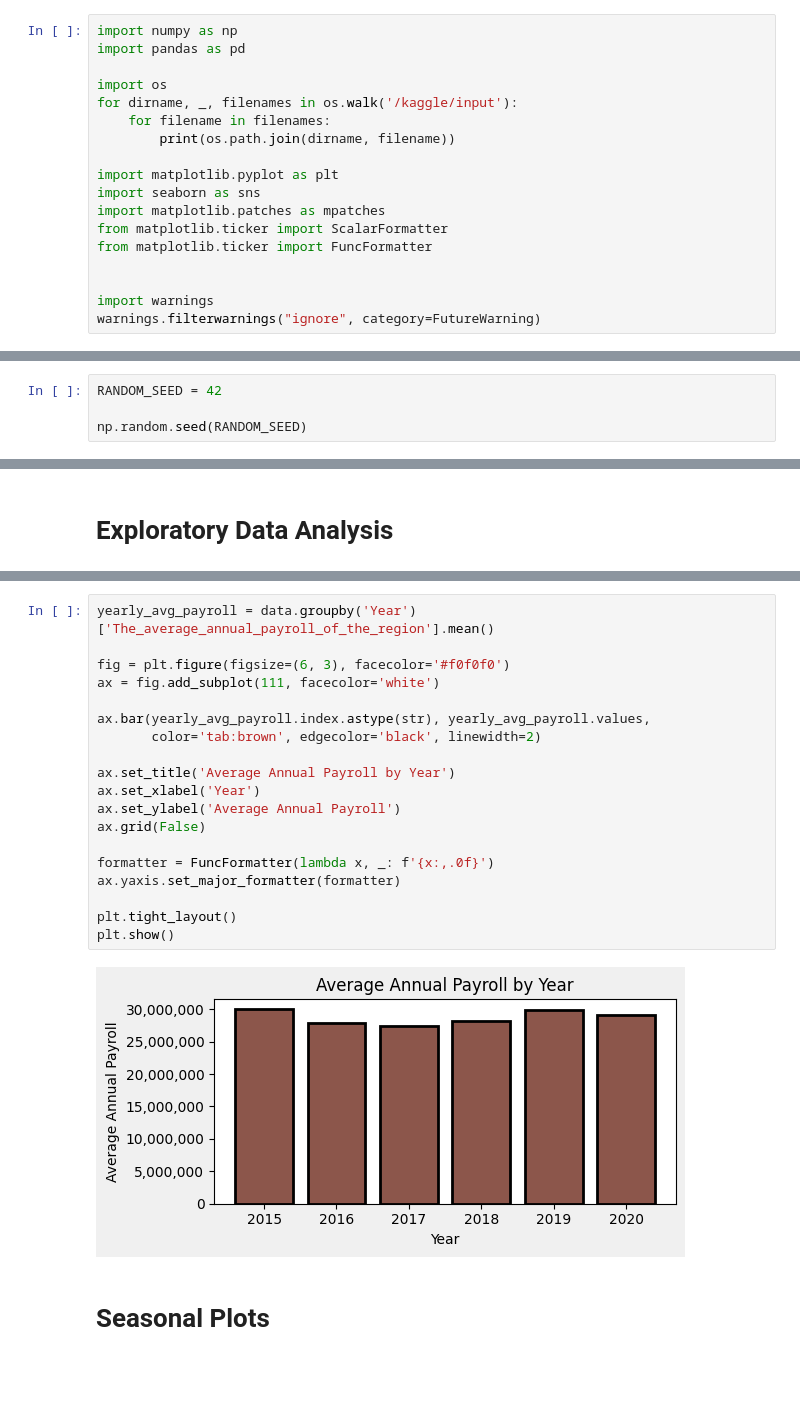
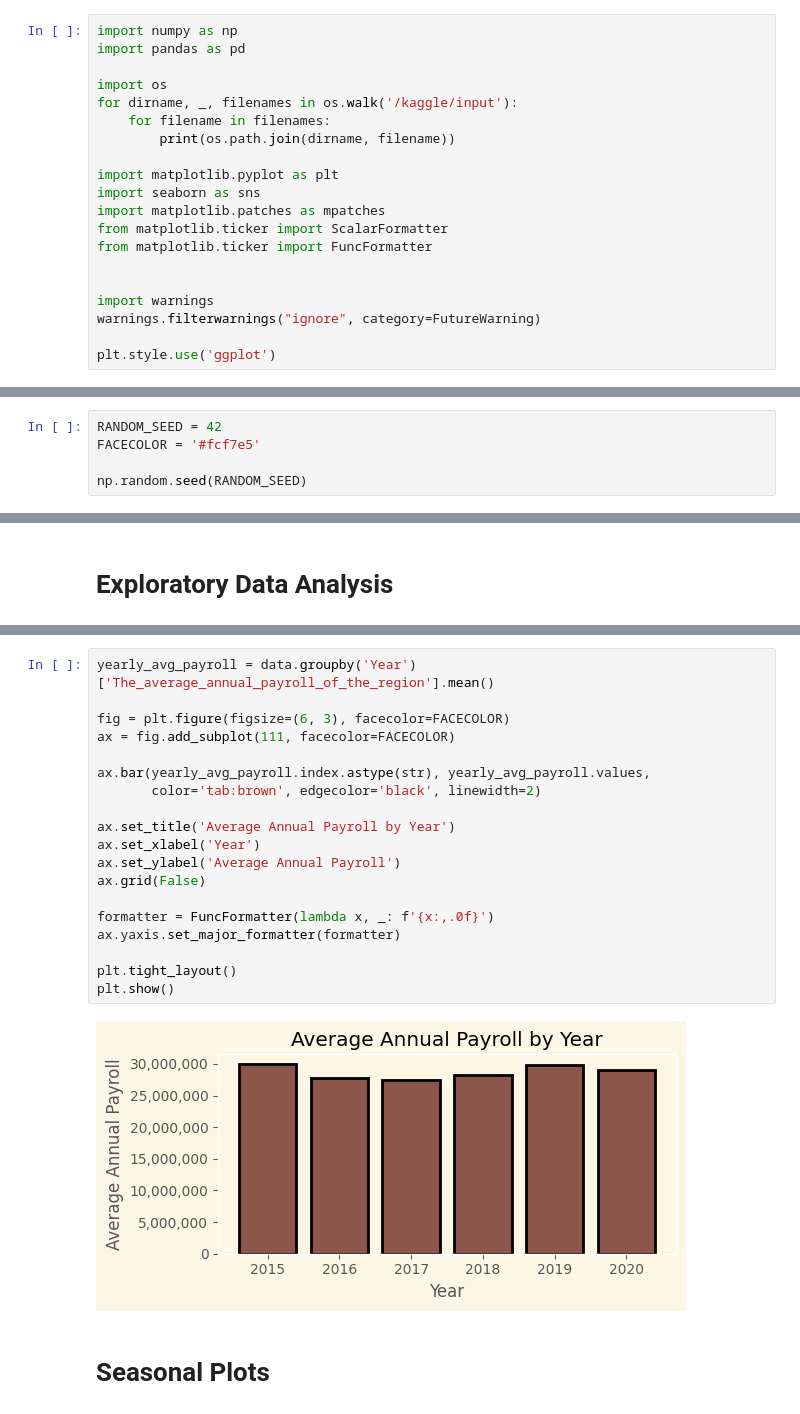
Before and after one commit to PeeteKeesel/kaggle-verse, a Jupyter notebook: time-series-understanding-autocorrelation.ipynb, the cells around one changed output, grey strips where cells are left out. Cells and saved outputs as stored; diff of their text form; blank space fills up the shorter version.

```diff
--- a/time-series-understanding-autocorrelation.ipynb
+++ b/time-series-understanding-autocorrelation.ipynb
@@ -20,6 +20,8 @@ from matplotlib.ticker import FuncFormatter
 
 import warnings
 warnings.filterwarnings("ignore", category=FutureWarning)
+
+plt.style.use('ggplot')
 # %% [output]
 /kaggle/input/time-series-starter-dataset/Month_Value_1.csv
 # %% [markdown]
@@ -30,6 +32,7 @@ In this notebook we dive into the mathematics autocorrelation, partial autocorre
 # Global Variables & Settings
 # %%
 RANDOM_SEED = 42
+FACECOLOR = '#fcf7e5'
 
 np.random.seed(RANDOM_SEED)
 # %% [markdown]
@@ -124,24 +127,24 @@ plt.show()
 # %%
 yearly_avg_payroll = data.groupby('Year')['The_average_annual_payroll_of_the_region'].mean()
 
-fig = plt.figure(figsize=(6, 3), facecolor='#f0f0f0')
-ax = fig.add_subplot(111, facecolor='white')
+fig = plt.figure(figsize=(6, 3), facecolor=FACECOLOR)
+ax = fig.add_subplot(111, facecolor=FACECOLOR)
 
 ax.bar(yearly_avg_payroll.index.astype(str), yearly_avg_payroll.values,
        color='tab:brown', edgecolor='black', linewidth=2)
 
 ax.set_title('Average Annual Payroll by Year')
 ax.set_xlabel('Year')
 ax.set_ylabel('Average Annual Payroll')
 ax.grid(False)
 
 formatter = FuncFormatter(lambda x, _: f'{x:,.0f}')
 ax.yaxis.set_major_formatter(formatter)
 
 plt.tight_layout()
 plt.show()
 # %% [output]
-[figure, old version]
+[figure, new version]
 # %% [markdown]
 # Seasonal Plots
 # %%
```
Also changed, not shown: parts of 10 cells of this notebook.
